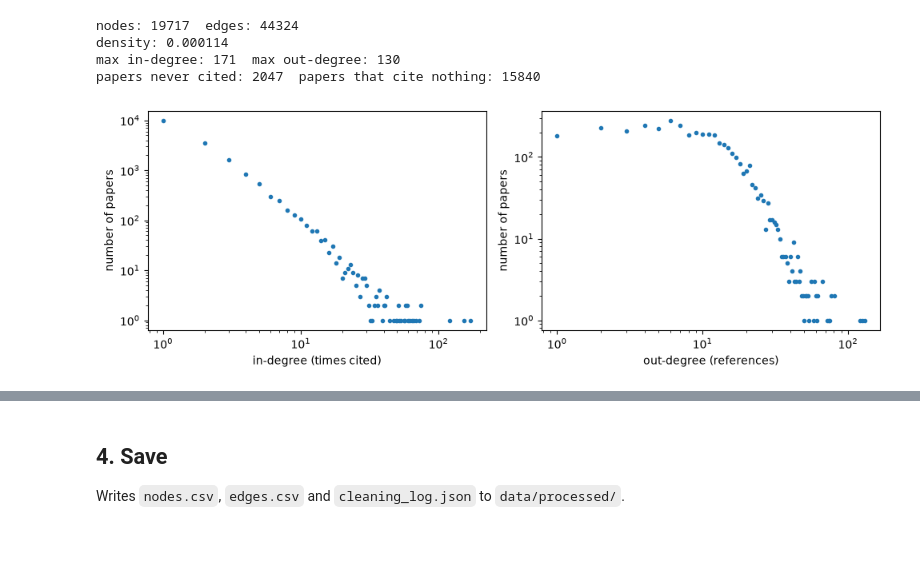
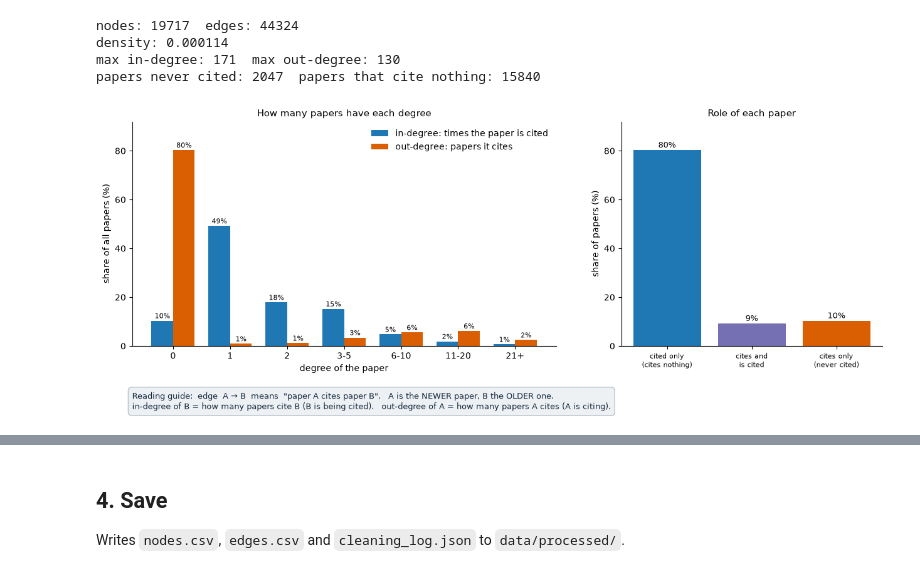
Before and after one commit to ShaharBar99/Final-Project, a Jupyter notebook: notebooks/01_clean_data.ipynb, the cells around one changed output, grey strips where cells are left out. Saved outputs shown, nothing was run; the diff lists cells and outputs as text; code cells hidden in the pictures; blank space fills up the shorter version.

Commit message:
Notebook 1: clearer degree plot with reading guide and findings
Co-Authored-By: Claude Sonnet 5.5 <noreply@anthropic.com>

```diff
--- a/notebooks/01_clean_data.ipynb
+++ b/notebooks/01_clean_data.ipynb
@@ -64,12 +64,62 @@ density: 0.000114
 max in-degree: 171  max out-degree: 130
 papers never cited: 2047  papers that cite nothing: 15840
 # %%
+import numpy as np
 import matplotlib.pyplot as plt
-fig, ax = plt.subplots(1, 2, figsize=(10, 3.5))
-for a, s, name in zip(ax, [indeg, outdeg], ['in-degree (times cited)', 'out-degree (references)']):
-    counts = s.value_counts().sort_index()
-    a.loglog(counts.index[counts.index > 0], counts[counts.index > 0], '.')
-    a.set_xlabel(name); a.set_ylabel('number of papers')
-plt.tight_layout(); plt.show()
+
+# degree groups; 0 gets its own group because most papers sit there
+edges_of_groups = [-1, 0, 1, 2, 5, 10, 20, 10**6]
+group_names = ['0', '1', '2', '3-5', '6-10', '11-20', '21+']
+
+def share_per_group(degrees):
+    groups = pd.cut(degrees, edges_of_groups, labels=group_names)
+    return groups.value_counts(normalize=True).reindex(group_names) * 100
+
+cited, citing = share_per_group(indeg), share_per_group(outdeg)
+
+# role of each paper
+cited_only = ((indeg > 0) & (outdeg == 0)).mean() * 100
+both = ((indeg > 0) & (outdeg > 0)).mean() * 100
+citing_only = ((indeg == 0) & (outdeg > 0)).mean() * 100
+
+BLUE, ORANGE = '#1f77b4', '#d95f02'
+fig = plt.figure(figsize=(13, 5.6))
+
+# left: how many papers have each degree
+ax = fig.add_axes([0.06, 0.22, 0.52, 0.64])
+x = np.arange(len(group_names))
+width = 0.38
+bars_in = ax.bar(x - width / 2, cited, width, color=BLUE, label='in-degree: times the paper is cited')
+bars_out = ax.bar(x + width / 2, citing, width, color=ORANGE, label='out-degree: papers it cites')
+for bar in list(bars_in) + list(bars_out):
+    h = bar.get_height()
+    ax.text(bar.get_x() + bar.get_width() / 2, h + 1, f'{h:.0f}%' if h >= 0.5 else '<1%', ha='center', fontsize=8)
+ax.set_xticks(x)
+ax.set_xticklabels(group_names)
+ax.set_ylim(0, 92)
+ax.set_xlabel('degree of the paper')
+ax.set_ylabel('share of all papers (%)')
+ax.set_title('How many papers have each degree', fontsize=11)
+ax.legend(frameon=False, loc='upper right')
+ax.spines[['top', 'right']].set_visible(False)
+
+# right: the three roles
+ax2 = fig.add_axes([0.66, 0.22, 0.32, 0.64])
+role_names = ['cited only\n(cites nothing)', 'cites and\nis cited', 'cites only\n(never cited)']
+role_values = [cited_only, both, citing_only]
+bars = ax2.bar(role_names, role_values, color=[BLUE, '#7570b3', ORANGE])
+for bar, v in zip(bars, role_values):
+    ax2.text(bar.get_x() + bar.get_width() / 2, v + 1, f'{v:.0f}%', ha='center', fontsize=9)
+ax2.set_ylim(0, 92)
+ax2.set_ylabel('share of papers (%)')
+ax2.set_title('Role of each paper', fontsize=11)
+ax2.spines[['top', 'right']].set_visible(False)
+ax2.tick_params(axis='x', labelsize=8)
+
+fig.text(0.06, 0.04,
+         'Reading guide:  edge  A → B  means  "paper A cites paper B".   A is the NEWER paper, B the OLDER one.\n'
+         'in-degree of B = how many papers cite B (B is being cited).   out-degree of A = how many papers A cites (A is citing).',
+         fontsize=9, color='#13293D', bbox=dict(boxstyle='round,pad=0.5', fc='#EEF1F4', ec='#B8C2CC'))
+plt.show()
 # %% [output]
-[figure, old version]
+[figure, new version]
```
Also changed, not shown: parts of 2 cells of this notebook, 1 other file.
